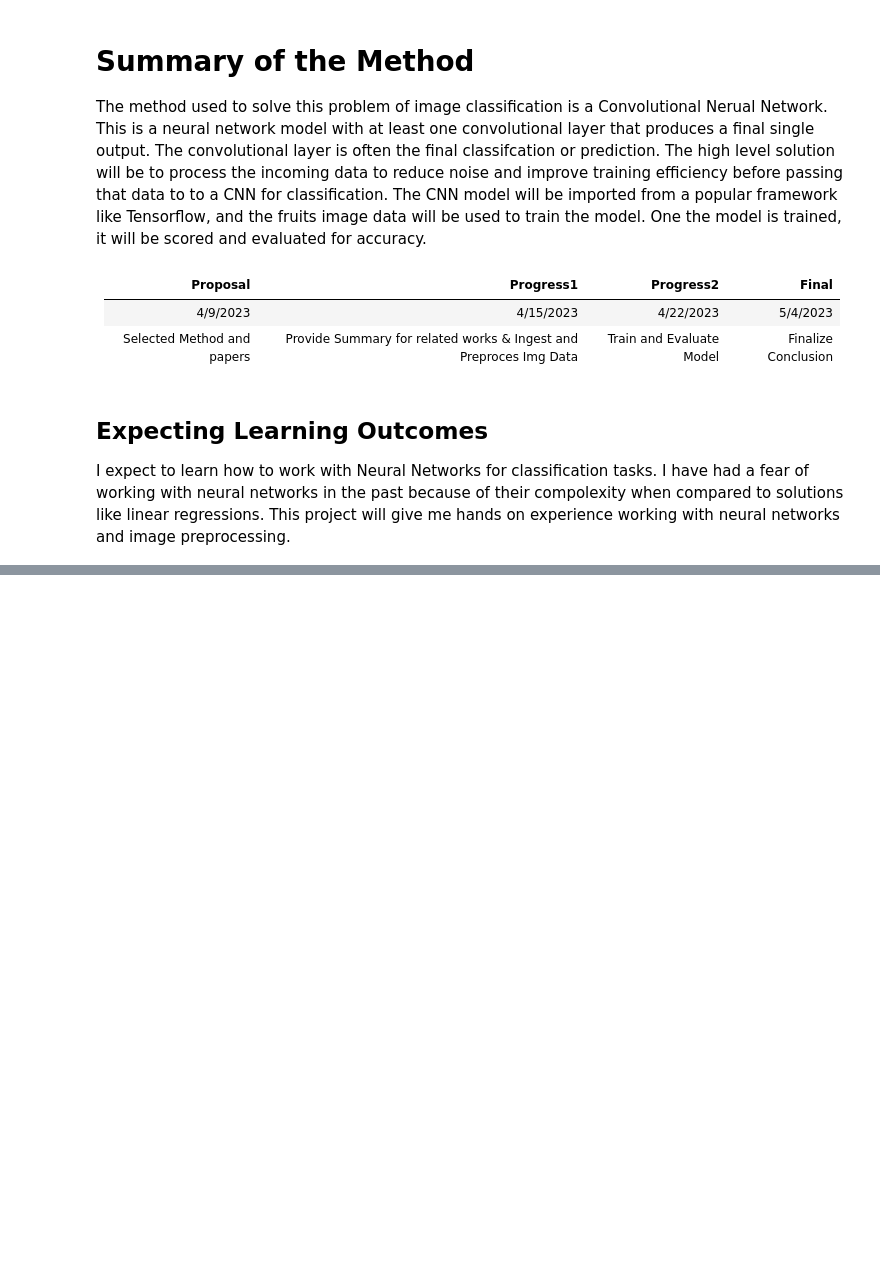
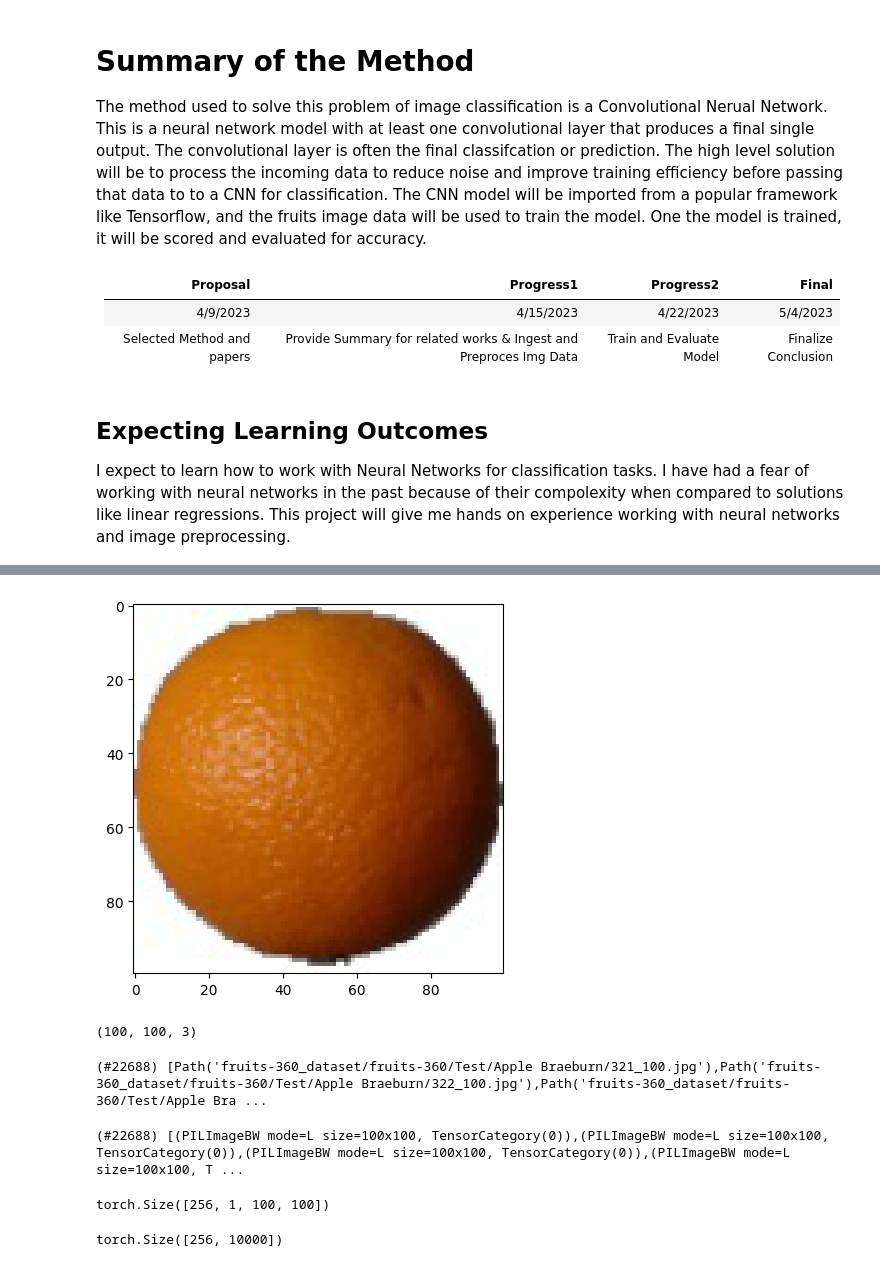
Before and after one commit to kwainright/5156-project, a Jupyter notebook: KalebWainright-Proposal.ipynb, the cells around one changed output, grey strips where cells are left out. Drawn from its saved outputs; the diff is of its cells as text; code cells hidden in the pictures; blank space fills up the shorter version.

Commit message:
update with changes for google colab and data import

```diff
--- a/KalebWainright-Proposal.ipynb
+++ b/KalebWainright-Proposal.ipynb
@@ -56,0 +86,3 @@ I expect to learn how to work with Neural Networks for classification tasks. I h
+# %%
+train_path = './fruits-360_dataset/fruits-360/Training/'
+test_path = './fruits-360_dataset/fruits-360/Test/'
@@ -56,0 +92,15 @@ I expect to learn how to work with Neural Networks for classification tasks. I h
+# %%
+from keras.preprocessing.image import ImageDataGenerator
+from tensorflow.keras.utils import img_to_array
+from tensorflow.keras.utils import load_img
+import matplotlib.pyplot as plt
+
+
+image = load_img(train_path + "Orange/0_100.jpg", target_size=(100,100))
+plt.imshow(image)
+plt.show()
+
+print(img_to_array(image).shape)
+# %% [output]
+[figure, added]
+(100, 100, 3)
@@ -56,0 +152,18 @@ I expect to learn how to work with Neural Networks for classification tasks. I h
+# %%
+test_files = get_image_files(test_path)
+test_files
+# %% [output]
+(#22688) [Path('fruits-360_dataset/fruits-360/Test/Apple Braeburn/321_100.jpg'),Path('fruits-360_dataset/fruits-360/Test/Apple Braeburn/322_100.jpg'),Path('fruits-360_dataset/fruits-360/Test/Apple Bra ...
+# %%
+test_dl = trn_vld_dls.test_dl(test_files, with_labels=True)
+test_dl.dataset
+# %% [output]
+(#22688) [(PILImageBW mode=L size=100x100, TensorCategory(0)),(PILImageBW mode=L size=100x100, TensorCategory(0)),(PILImageBW mode=L size=100x100, TensorCategory(0)),(PILImageBW mode=L size=100x100, T ...
+# %%
+trn_vld_dls.one_batch()[0].shape
+# %% [output]
+torch.Size([256, 1, 100, 100])
+# %%
+trn_vld_dls.one_batch()[0].flatten(start_dim=1).shape
+# %% [output]
+torch.Size([256, 10000])
```
Also changed, not shown: parts of 12 cells of this notebook.
